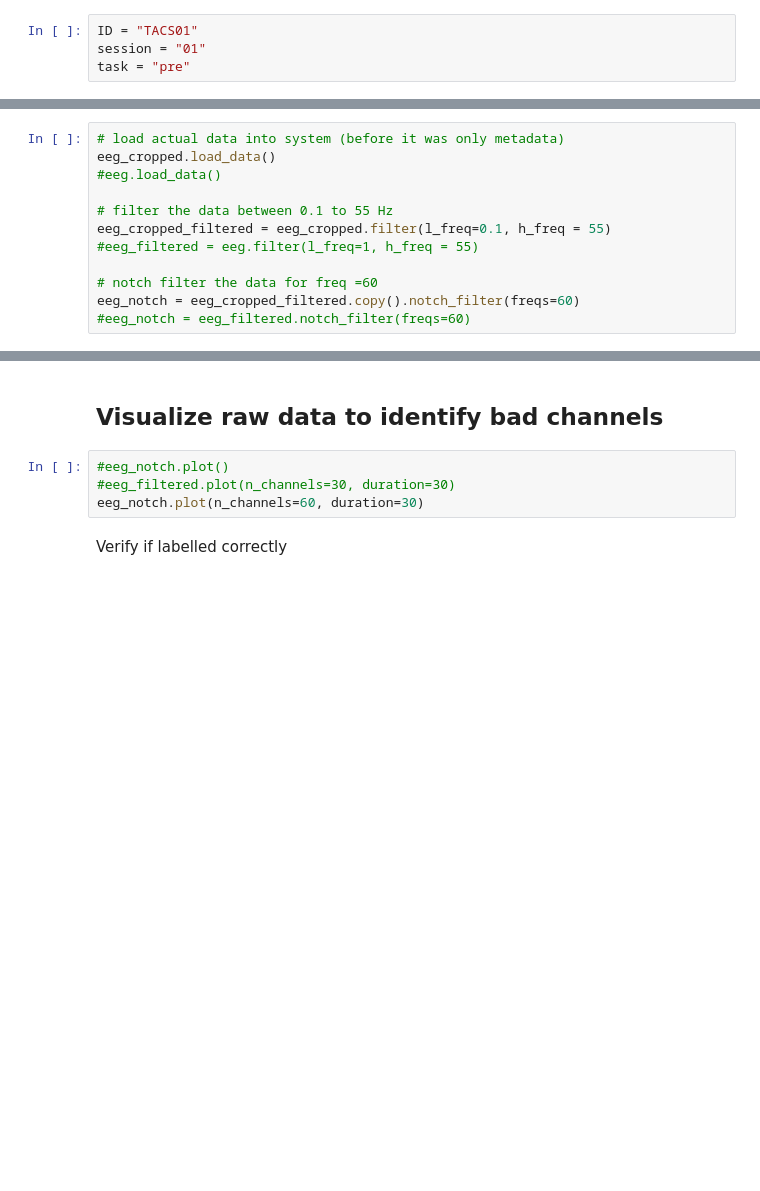
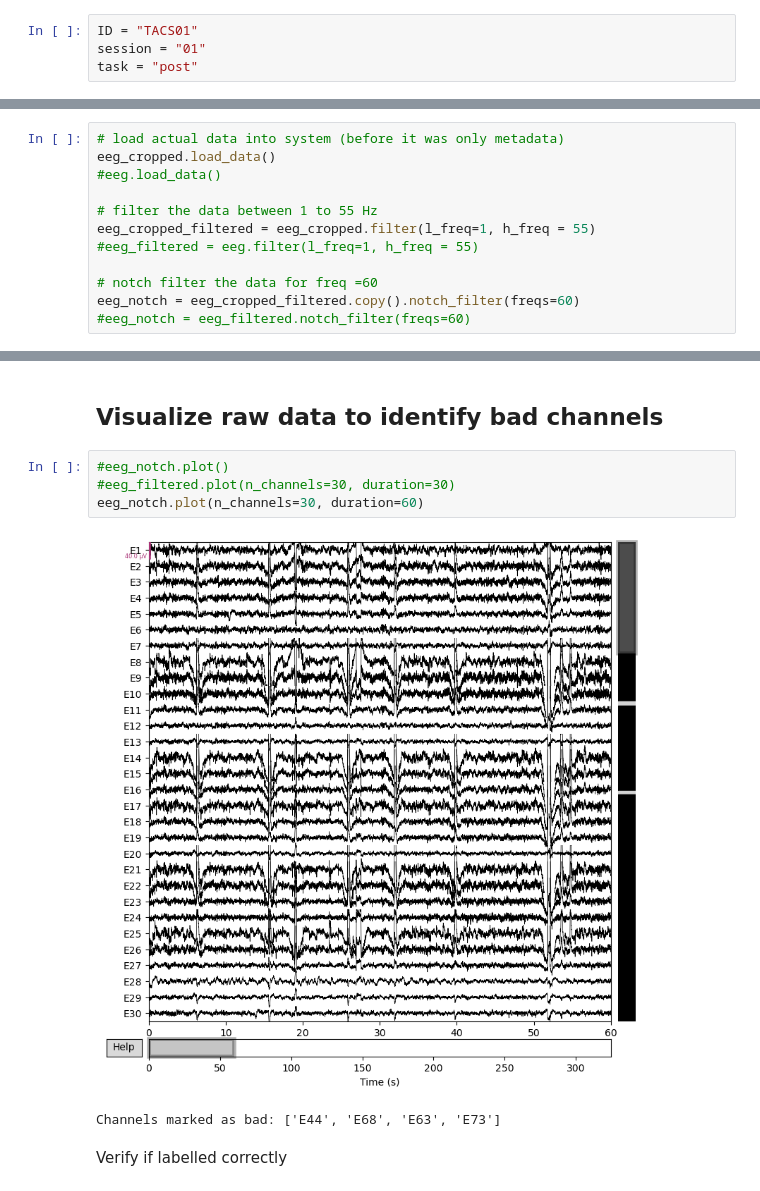
Before and after one commit to beapdk/EEG_Preprocessing, a Jupyter notebook: PREPROCESSING_TACS.ipynb, the cells around one changed output, grey strips where cells are left out. Drawn from its saved outputs; the diff is of its cells as text; blank space fills up the shorter version.

```diff
--- a/PREPROCESSING_TACS.ipynb
+++ b/PREPROCESSING_TACS.ipynb
@@ -36,7 +36,7 @@ import matplotlib.pyplot as plt
 # %%
 ID = "TACS01"
 session = "01"
-task = "pre"
+task = "post"
 # %%
 raw_path = "./Data/sub-{}/ses-{}/eeg/sub-{}_ses-{}_task-{}_eeg.set".format(ID,session,ID,session,task)
 raw_path
@@ -73,8 +95,8 @@ eeg_cropped.plot(duration=30, title='cropped')
 eeg_cropped.load_data()
 #eeg.load_data()
 
-# filter the data between 0.1 to 55 Hz
-eeg_cropped_filtered = eeg_cropped.filter(l_freq=0.1, h_freq = 55)
+# filter the data between 1 to 55 Hz
+eeg_cropped_filtered = eeg_cropped.filter(l_freq=1, h_freq = 55)
 #eeg_filtered = eeg.filter(l_freq=1, h_freq = 55)
 
 # notch filter the data for freq =60
@@ -89,7 +131,10 @@ plt.savefig('{}_{}_PSD_raw_filtered.jpg'.format(ID,session))
 # %%
 #eeg_notch.plot()
 #eeg_filtered.plot(n_channels=30, duration=30)
-eeg_notch.plot(n_channels=60, duration=30)
+eeg_notch.plot(n_channels=30, duration=60)
+# %% [output]
+[figure, added]
+Channels marked as bad: ['E44', 'E68', 'E63', 'E73']
 # %% [markdown]
 Verify if labelled correctly
 # %%
```
Also changed, not shown: parts of 34 cells of this notebook, 2 other files.
